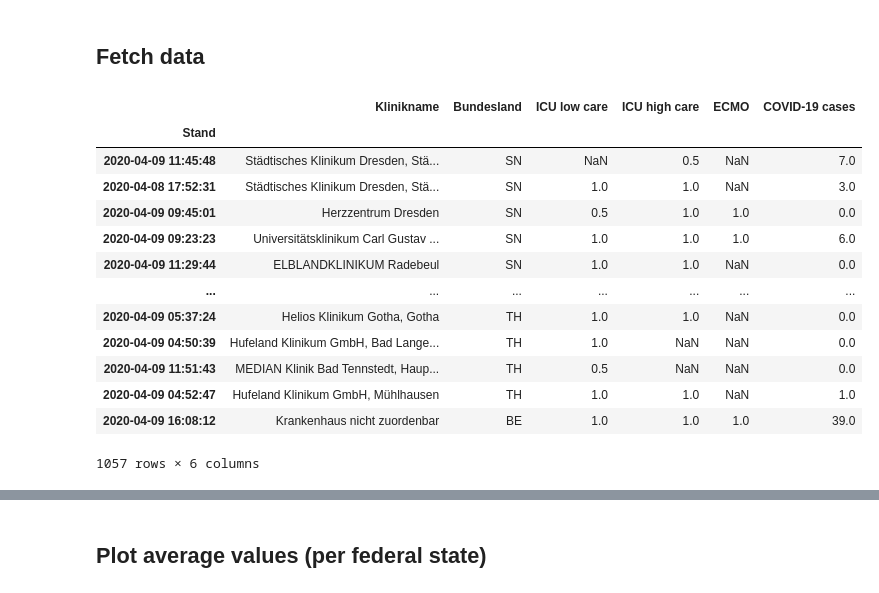
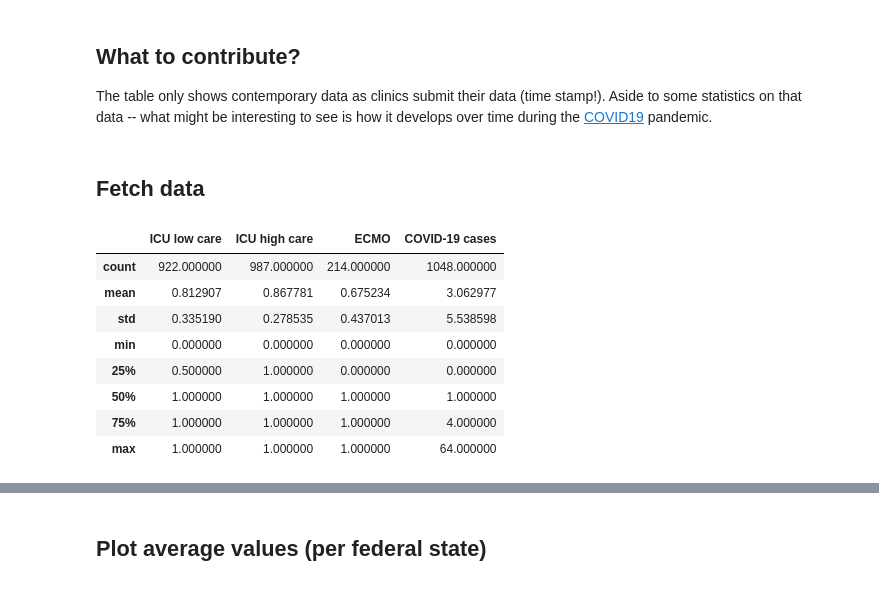
Before and after one commit to pschwede/covid19plots, a Jupyter notebook: scrape_divi.ipynb, the cells around one changed output, grey strips where cells are left out. Saved outputs shown, nothing was run; the diff lists cells and outputs as text; code cells hidden in the pictures.

```diff
--- a/scrape_divi.ipynb
+++ b/scrape_divi.ipynb
@@ -18,3 +20,6 @@ The table only shows contemporary data as clinics submit their data (time stamp!
+# %% [markdown]
+## What to contribute?
+The table only shows contemporary data as clinics submit their data (time stamp!). Aside to some statistics on that data -- what might be interesting to see is how it develops over time during the [COVID19](https://en.wikipedia.org/wiki/2019%E2%80%9320_coronavirus_pandemic) pandemic.
 # %% [markdown]
 ## Fetch data
 # %%
@@ -24,19 +29,14 @@ import matplotlib.pyplot as plt
 from scrape import scrape, divi
 # %%
 scrape_result = divi.to_dataframe()
-scrape_result
+scrape_result.describe()
 # %% [output]
-|  | Klinikname | Bundesland | ICU low care | ICU high care | ECMO | COVID-19 cases |
-| Stand |  |  |  |  |  |  |
-| 2020-04-09 11:45:48 | Städtisches Klinikum Dresden, Stä... | SN | NaN | 0.5 | NaN | 7.0 |
-| 2020-04-08 17:52:31 | Städtisches Klinikum Dresden, Stä... | SN | 1.0 | 1.0 | NaN | 3.0 |
-| 2020-04-09 09:45:01 | Herzzentrum Dresden | SN | 0.5 | 1.0 | 1.0 | 0.0 |
-| 2020-04-09 09:23:23 | Universitätsklinikum Carl Gustav ... | SN | 1.0 | 1.0 | 1.0 | 6.0 |
-| 2020-04-09 11:29:44 | ELBLANDKLINIKUM Radebeul | SN | 1.0 | 1.0 | NaN | 0.0 |
-| ... | ... | ... | ... | ... | ... | ... |
-| 2020-04-09 05:37:24 | Helios Klinikum Gotha, Gotha | TH | 1.0 | 1.0 | NaN | 0.0 |
-| 2020-04-09 04:50:39 | Hufeland Klinikum GmbH, Bad Lange... | TH | 1.0 | NaN | NaN | 0.0 |
-| 2020-04-09 11:51:43 | MEDIAN Klinik Bad Tennstedt, Haup... | TH | 0.5 | NaN | NaN | 0.0 |
-| 2020-04-09 04:52:47 | Hufeland Klinikum GmbH, Mühlhausen | TH | 1.0 | 1.0 | NaN | 1.0 |
-| 2020-04-09 16:08:12 | Krankenhaus nicht zuordenbar | BE | 1.0 | 1.0 | 1.0 | 39.0 |
+|  | ICU low care | ICU high care | ECMO | COVID-19 cases |
+| count | 922.000000 | 987.000000 | 214.000000 | 1048.000000 |
+| mean | 0.812907 | 0.867781 | 0.675234 | 3.062977 |
+| std | 0.335190 | 0.278535 | 0.437013 | 5.538598 |
+| min | 0.000000 | 0.000000 | 0.000000 | 0.000000 |
+| 25% | 0.500000 | 1.000000 | 0.000000 | 0.000000 |
+| 50% | 1.000000 | 1.000000 | 1.000000 | 1.000000 |
+| 75% | 1.000000 | 1.000000 | 1.000000 | 4.000000 |
+| max | 1.000000 | 1.000000 | 1.000000 | 64.000000 |
-1057 rows × 6 columns
```
Also changed, not shown: parts of 11 cells of this notebook, 4 other files.
